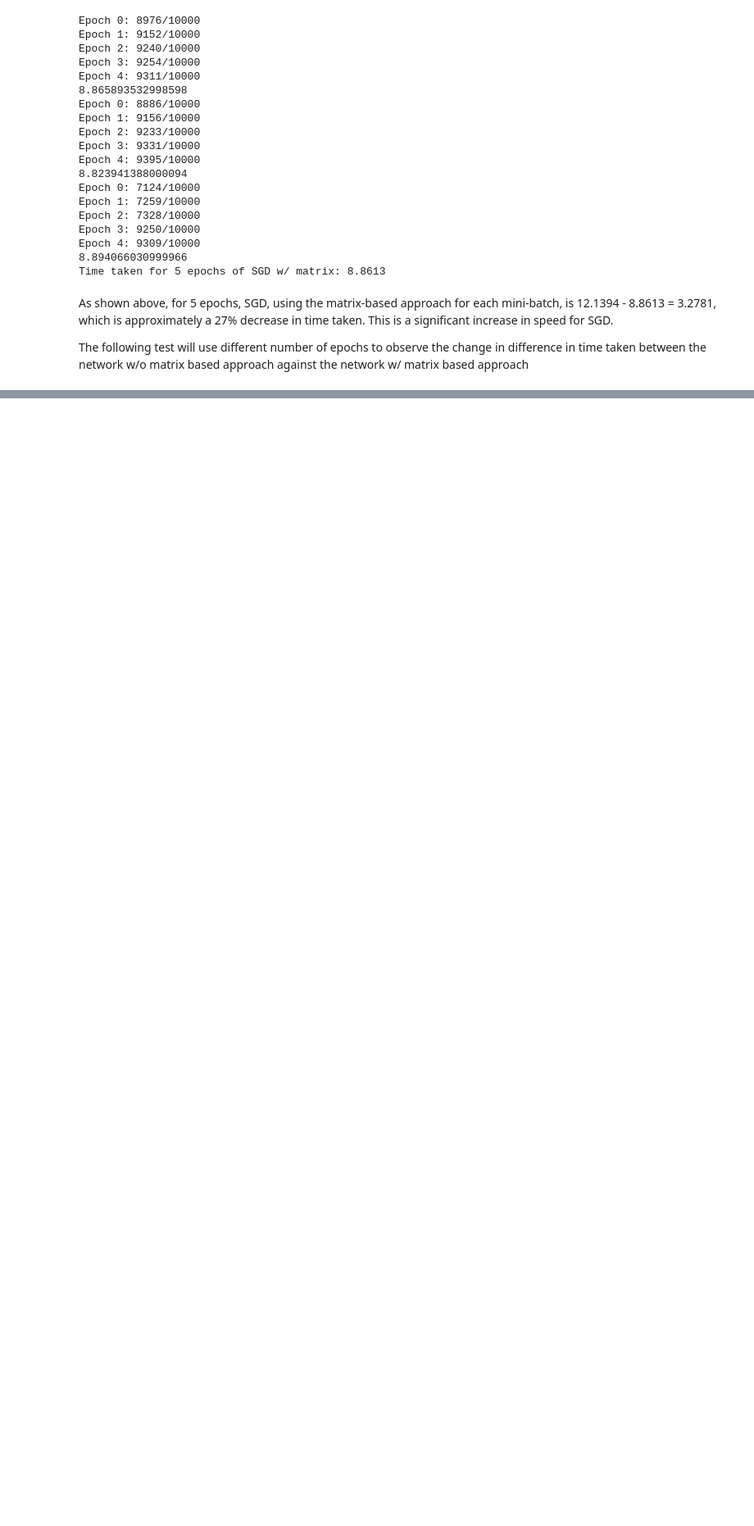
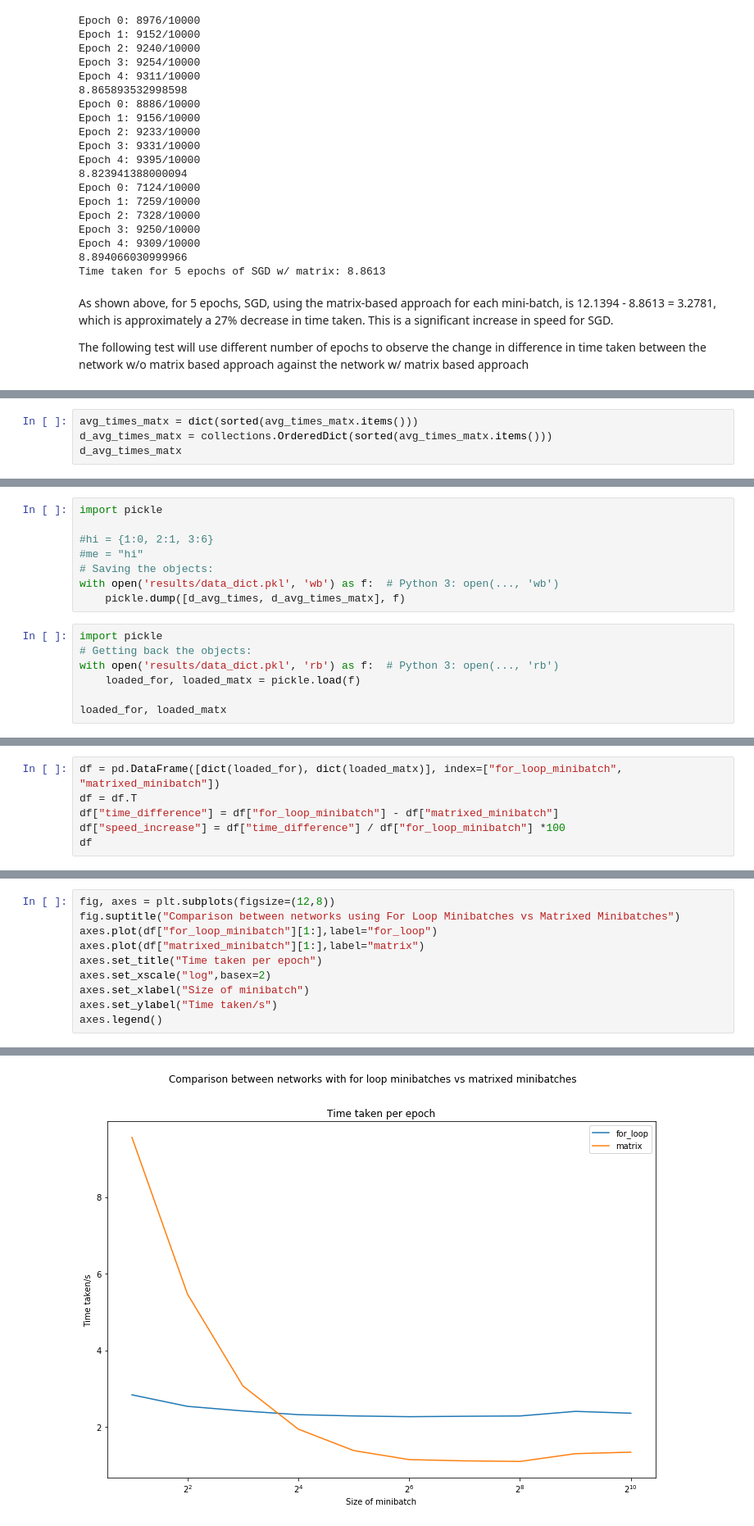
Before and after one commit to Owly-dabs/Matrix-based_backprop_over_mini-batch, a Jupyter notebook: shell.ipynb, the cells around one changed output, grey strips where cells are left out. Shown at 82% size. Cells and saved outputs as stored; diff of their text form; blank space fills up the shorter version.

Commit message:
Completed interpretation of results in shell.ipynb. Updated nndl.yml. Wrote README page.

```diff
--- a/shell.ipynb
+++ b/shell.ipynb
@@ -288,0 +414,4 @@ The following test will use different number of epochs to observe the  change in
+# %%
+avg_times_matx = dict(sorted(avg_times_matx.items()))
+d_avg_times_matx = collections.OrderedDict(sorted(avg_times_matx.items()))
+d_avg_times_matx
@@ -288,0 +432,15 @@ The following test will use different number of epochs to observe the  change in
+# %%
+import pickle
+
+#hi = {1:0, 2:1, 3:6}
+#me = "hi"
+# Saving the objects:
+with open('results/data_dict.pkl', 'wb') as f:  # Python 3: open(..., 'wb')
+    pickle.dump([d_avg_times, d_avg_times_matx], f)
+# %%
+import pickle
+# Getting back the objects:
+with open('results/data_dict.pkl', 'rb') as f:  # Python 3: open(..., 'rb')
+    loaded_for, loaded_matx = pickle.load(f)
+
+loaded_for, loaded_matx
@@ -288,0 +470,6 @@ The following test will use different number of epochs to observe the  change in
+# %%
+df = pd.DataFrame([dict(loaded_for), dict(loaded_matx)], index=["for_loop_minibatch", "matrixed_minibatch"])
+df = df.T
+df["time_difference"] = df["for_loop_minibatch"] - df["matrixed_minibatch"]
+df["speed_increase"] = df["time_difference"] / df["for_loop_minibatch"] *100
+df
@@ -288,0 +489,11 @@ The following test will use different number of epochs to observe the  change in
+# %%
+fig, axes = plt.subplots(figsize=(12,8))
+fig.suptitle("Comparison between networks using For Loop Minibatches vs Matrixed Minibatches")
+axes.plot(df["for_loop_minibatch"][1:],label="for_loop")
+axes.plot(df["matrixed_minibatch"][1:],label="matrix")
+axes.set_title("Time taken per epoch")
+axes.set_xscale("log",basex=2)
+axes.set_xlabel("Size of minibatch")
+axes.set_ylabel("Time taken/s")
+axes.legend()
+# %% [output]
@@ -288,0 +501 @@ The following test will use different number of epochs to observe the  change in
+[figure, added]
```
Also changed, not shown: parts of 29 cells of this notebook, 2 other files.
